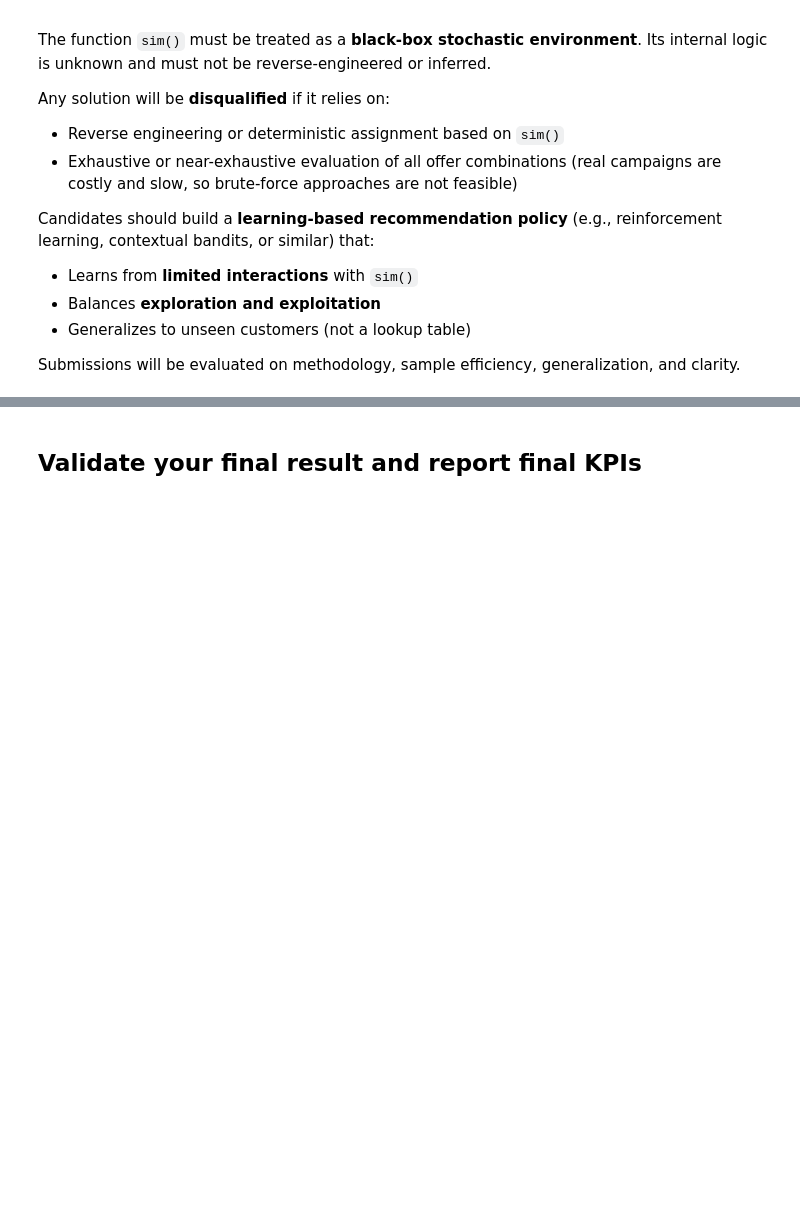
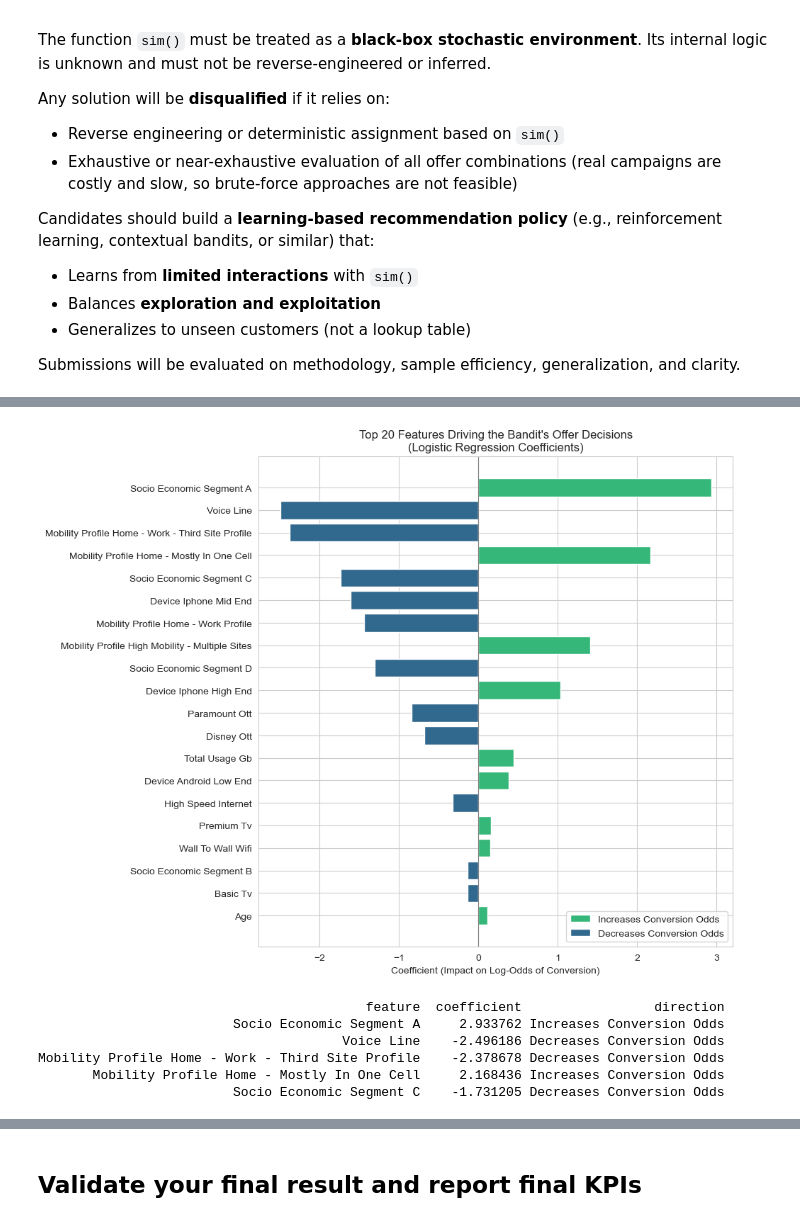
Before and after one commit to daniels13ca/liberty_case, a Jupyter notebook: CVM Simulation - Case.ipynb, the cells around one changed output, grey strips where cells are left out. Drawn from its saved outputs; the diff is of its cells as text; code cells hidden in the pictures; blank space fills up the shorter version.

```diff
--- a/CVM Simulation - Case.ipynb
+++ b/CVM Simulation - Case.ipynb
@@ -909,0 +877,77 @@ Batch 10: epsilon=0.05 | conversion=2.93% | margin=$75,653
+# %%
+# ============================================================
+# Contextual Bandit — Feature Importance Analysis
+# ============================================================
+
+from matplotlib.patches import Patch
+
+sns.set_style("whitegrid")
+PALETTE = "viridis"
+
+# ------------------------------------------------------------
+# 1. Extract feature names + coefficients from the fitted pipeline
+# ------------------------------------------------------------
+fitted_preprocessor = bandit_pipeline.named_steps["preprocessor"]
+fitted_classifier = bandit_pipeline.named_steps["classifier"]
+
+feature_names = fitted_preprocessor.get_feature_names_out()
+coefficients = fitted_classifier.coef_[0]
+
+assert len(feature_names) == len(coefficients), "Feature name / coefficient length mismatch"
+
+
+def clean_feature_name(name: str) -> str:
+    """Turn sklearn's auto-generated names (e.g. 'categorical__socio_economic_segment_A')
+    into readable labels for a non-technical audience."""
+    name = name.split("__", 1)[-1]     # drop the ColumnTransformer's transformer prefix
+    name = name.replace("offer_", "")  # drop the offer_ prefix on action-flag features
+    return name.replace("_", " ").title()
+
+
+feature_importance = pd.DataFrame({
+    "feature": [clean_feature_name(f) for f in feature_names],
+    "coefficient": coefficients,
+})
+feature_importance["abs_coefficient"] = feature_importance["coefficient"].abs()
+feature_importance["direction"] = np.where(
+    feature_importance["coefficient"] >= 0, "Increases Conversion Odds", "Decreases Conversion Odds"
+)
+feature_importance = feature_importance.sort_values("abs_coefficient", ascending=False)
+
+# ------------------------------------------------------------
+# 2. Visualization: top features by absolute impact on conversion odds
+# ------------------------------------------------------------
+
+TOP_N = 20
+top_features = feature_importance.head(TOP_N).sort_values("abs_coefficient")  # ascending, for a clean barh top-down read
+
+bar_colors = top_features["direction"].map({
+    "Increases Conversion Odds": sns.color_palette(PALETTE, 2)[1],
+    "Decreases Conversion Odds": sns.color_palette(PALETTE, 2)[0],
+})
+
+plt.figure(figsize=(10, 8))
+plt.barh(top_features["feature"], top_features["coefficient"], color=bar_colors)
+plt.axvline(0, color="grey", linewidth=0.8)
+plt.title(f"Top {TOP_N} Features Driving the Bandit's Offer Decisions\n(Logistic Regression Coefficients)")
+plt.xlabel("Coefficient (Impact on Log-Odds of Conversion)")
+plt.ylabel("")
+plt.legend(
+    handles=[
+        Patch(facecolor=sns.color_palette(PALETTE, 2)[1], label="Increases Conversion Odds"),
+        Patch(facecolor=sns.color_palette(PALETTE, 2)[0], label="Decreases Conversion Odds"),
+    ],
+    loc="lower right",
+)
+plt.tight_layout()
+plt.show()
+
+print(feature_importance.head(5)[["feature", "coefficient", "direction"]].to_string(index=False))
+# %% [output]
+[figure, added]
+                                          feature  coefficient                 direction
+                         Socio Economic Segment A     2.933762 Increases Conversion Odds
+                                       Voice Line    -2.496186 Decreases Conversion Odds
+Mobility Profile Home - Work - Third Site Profile    -2.378678 Decreases Conversion Odds
+       Mobility Profile Home - Mostly In One Cell     2.168436 Increases Conversion Odds
+                         Socio Economic Segment C    -1.731205 Decreases Conversion Odds
```
Also changed, not shown: parts of 20 cells of this notebook, 1 other file.
